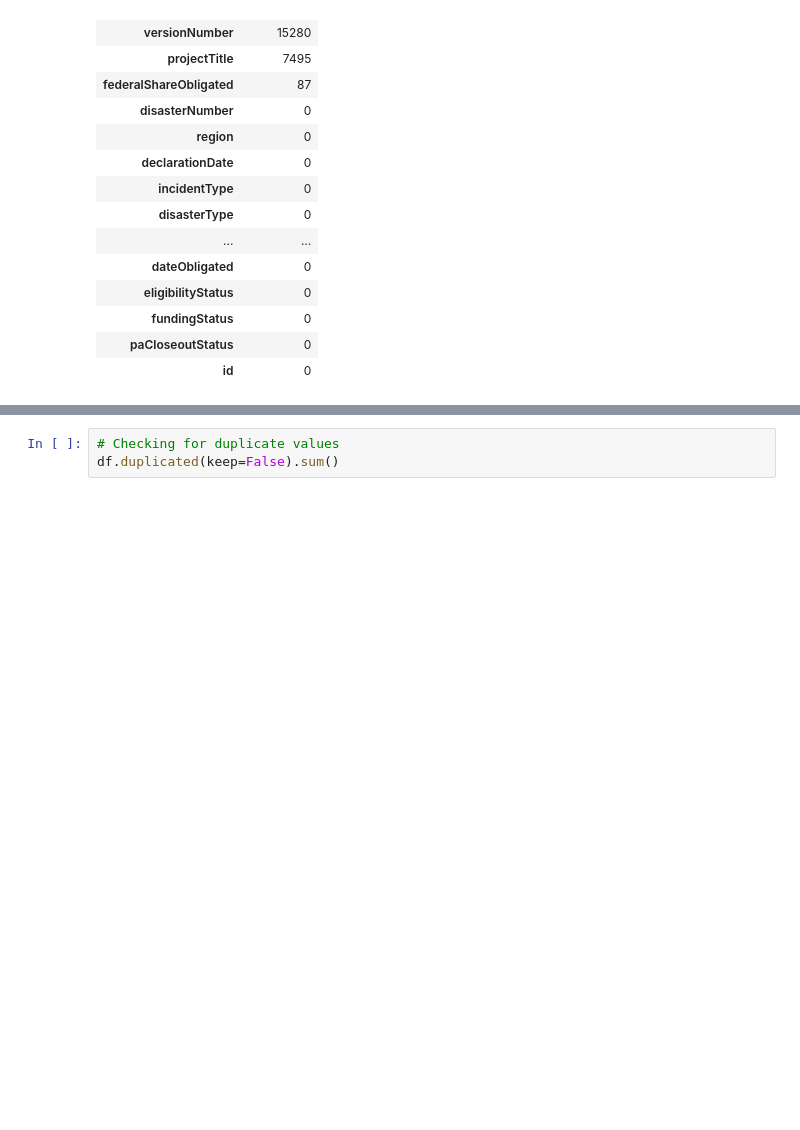
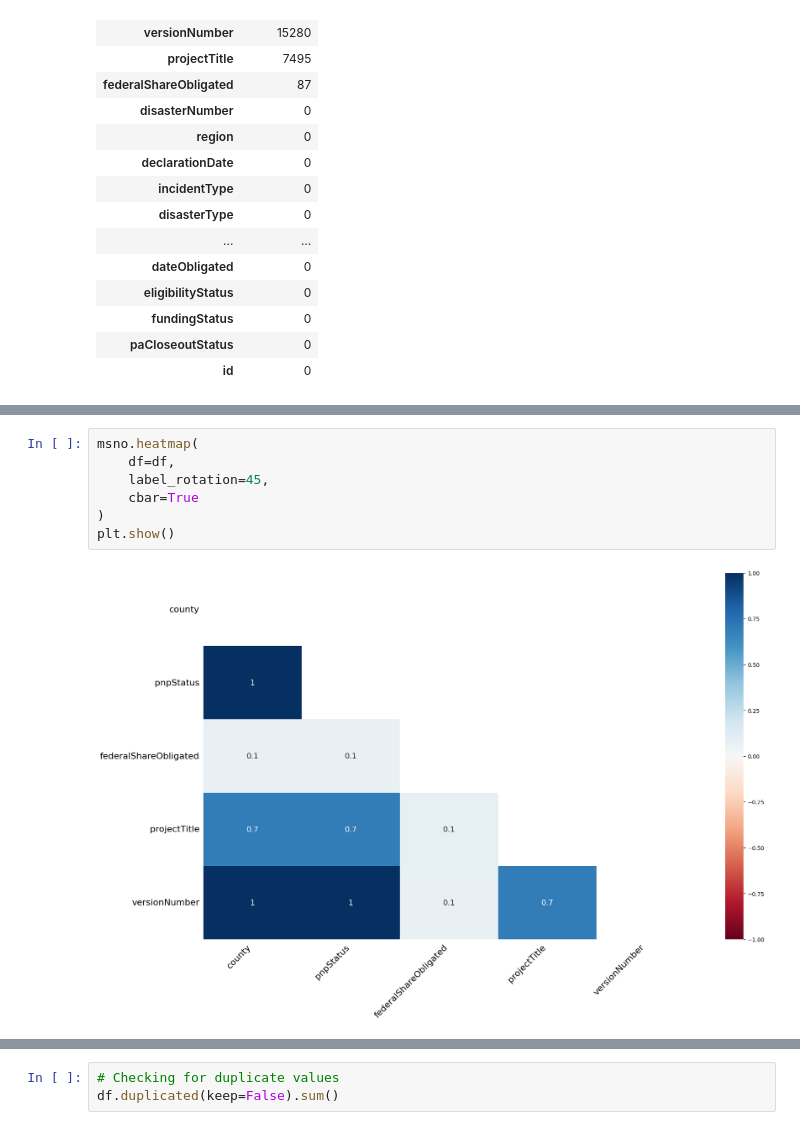
Before and after one commit to Aryan-Kaisth/Catastrophe_Risk_Estimation_Quantile_Based, a Jupyter notebook: notebooks/data_cleaning.ipynb, the cells around one changed output, grey strips where cells are left out. Saved outputs shown, nothing was run; the diff lists cells and outputs as text; blank space fills up the shorter version.

```diff
--- a/notebooks/data_cleaning.ipynb
+++ b/notebooks/data_cleaning.ipynb
@@ -87,0 +124,9 @@ df.isna().sum().to_frame(name='Null values').sort_values(by='Null values' ,ascen
+# %%
+msno.heatmap(
+    df=df,
+    label_rotation=45,
+    cbar=True
+)
+plt.show()
+# %% [output]
+[figure, added]
```
Also changed, not shown: parts of 31 cells of this notebook.
